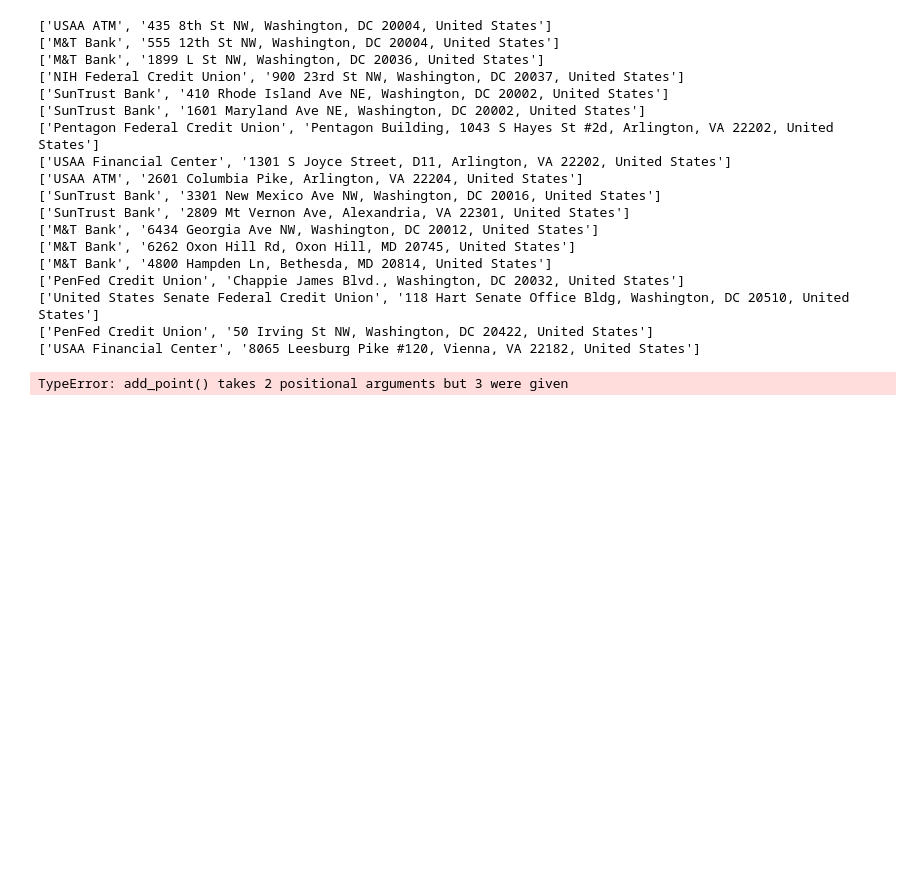
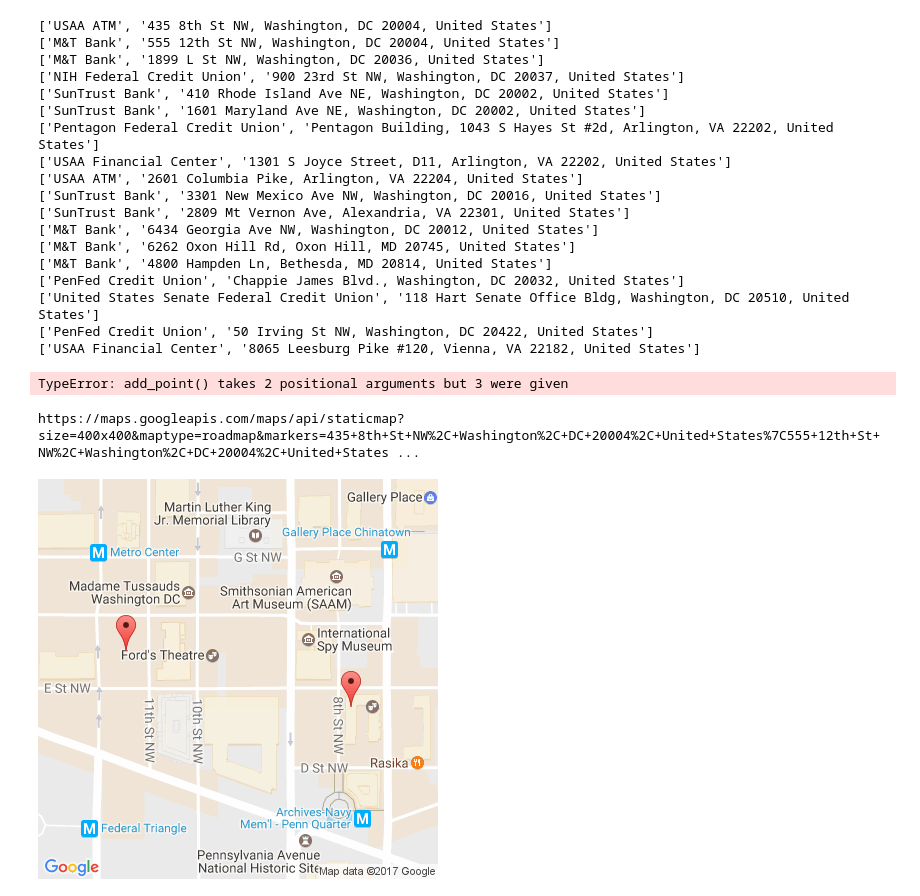
Before and after one commit to Third-Moment/DirectDebit, a Jupyter notebook: develop/2017-02-16-jm-direct-debit-area-map.ipynb, the cells around one changed output. Drawn from its saved outputs; the diff is of its cells as text; code cells hidden in the pictures; blank space fills up the shorter version.

Commit message:
static maps worked

```diff
--- a/develop/2017-02-16-jm-direct-debit-area-map.ipynb
+++ b/develop/2017-02-16-jm-direct-debit-area-map.ipynb
@@ -219,3 +221,20 @@ m=foo.Map()
 m.add_point(38.8969, -77.02)
 # %% [output]
 TypeError: add_point() takes 2 positional arguments but 3 were given
+# %%
+payload = {#'zoom': '13',
+           'size': '400x400',
+           #'scale': '1',
+           'maptype': 'roadmap',
+           'markers': '435 8th St NW, Washington, DC 20004, United States|555 12th St NW, Washington, DC 20004, United States ',}
+# %%
+
+r = requests.get('https://maps.googleapis.com/maps/api/staticmap?', params=payload)
+print(r.url)
+# %% [output]
+https://maps.googleapis.com/maps/api/staticmap?size=400x400&maptype=roadmap&markers=435+8th+St+NW%2C+Washington%2C+DC+20004%2C+United+States%7C555+12th+St+NW%2C+Washington%2C+DC+20004%2C+United+States ...
+# %%
+i = Image.open(BytesIO(r.content))
+i
+# %% [output]
+[figure, added]
```
Also changed, not shown: parts of 4 cells of this notebook, 3 other files.
